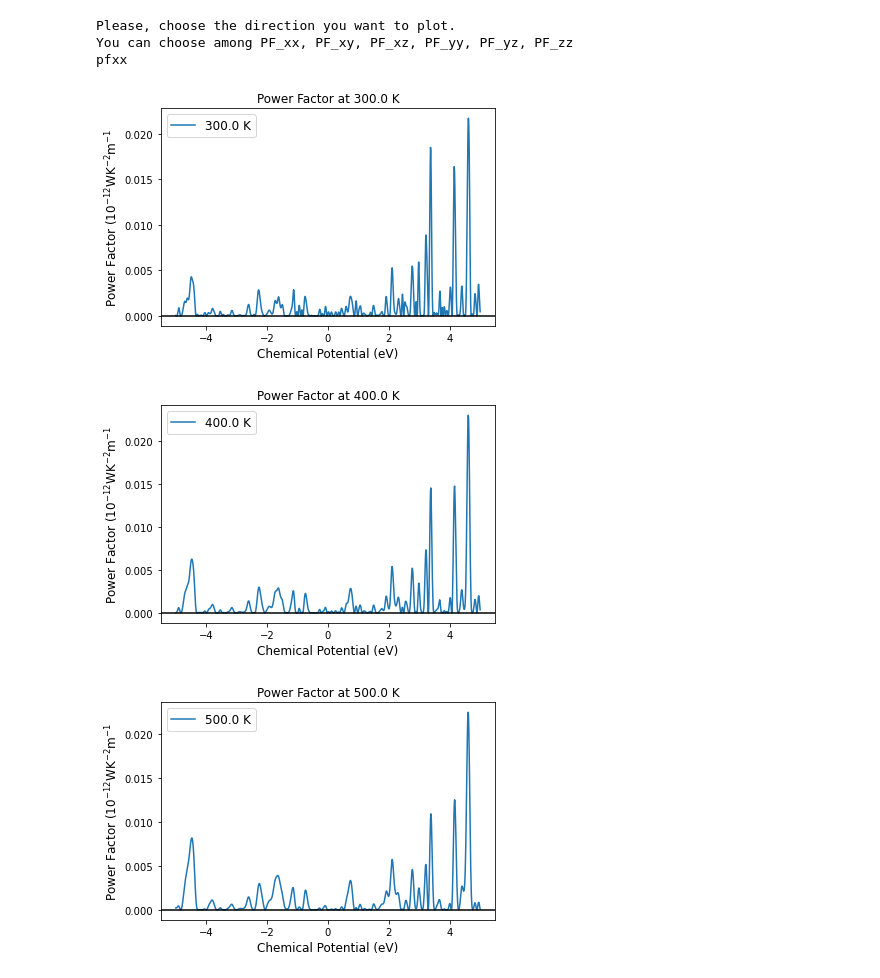
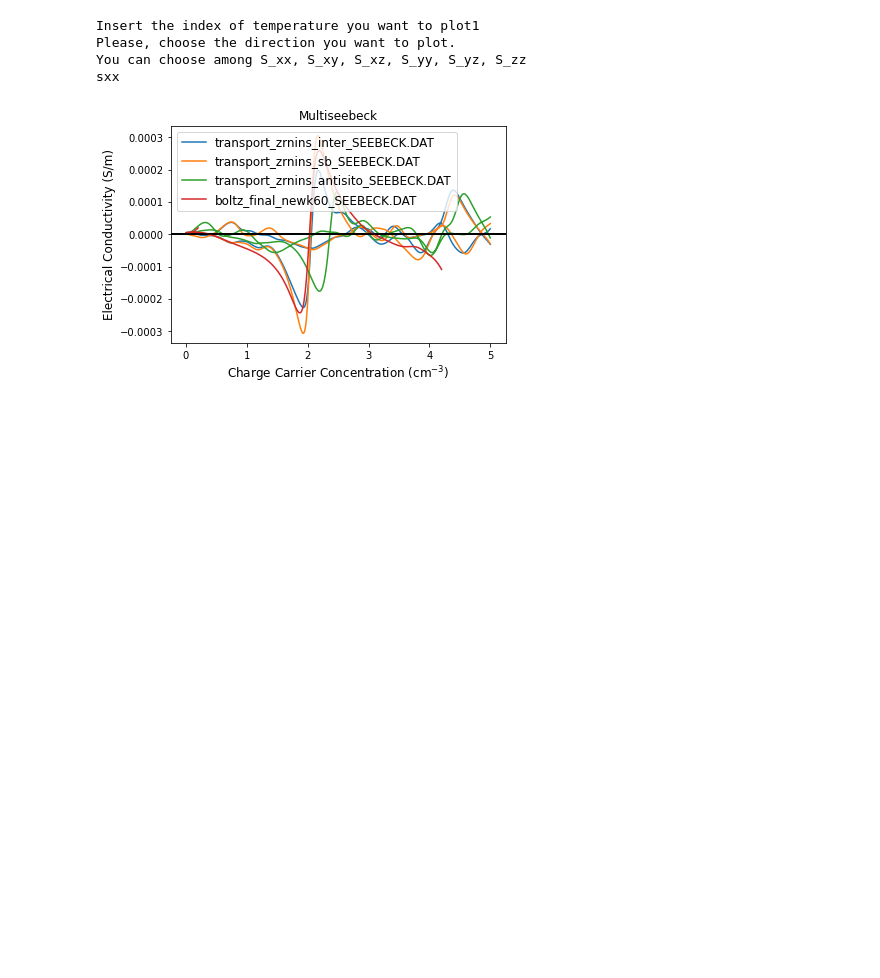
Before and after one commit to crystal-code-tools/CRYSTALpytools, a Jupyter notebook: crystal_functions/debug.ipynb, the cells around one changed output. Drawn from its saved outputs; the diff is of its cells as text; code cells hidden in the pictures; blank space fills up the shorter version.

Commit message:
multiseebeck

```diff
--- a/crystal_functions/debug.ipynb
+++ b/crystal_functions/debug.ipynb
@@ -6,13 +6,16 @@ from plot import *
 # %%
 seebeck= Properties_output().read_cry_seebeck('./transport_zrnins_inter_SEEBECK.DAT')
 # %%
-sigma= Properties_output().read_cry_sigma('./transport_zrnins_inter_SIGMA.DAT')
+seebeck2= Properties_output().read_cry_seebeck('./transport_zrnins_sb_SEEBECK.DAT')
+# %%
+seebeck3= Properties_output().read_cry_seebeck('./transport_zrnins_antisito_SEEBECK.DAT')
+# %%
+seebeck4= Properties_output().read_cry_seebeck('./boltz_final_newk60_SEEBECK.DAT')
 # %%
-plot_cry_powerfactor(seebeck, sigma)
+plot_cry_multiseebeck(seebeck, seebeck2, seebeck3, seebeck4)
 # %% [output]
+Insert the index of temperature you want to plot1
 Please, choose the direction you want to plot.
-You can choose among PF_xx, PF_xy, PF_xz, PF_yy, PF_yz, PF_zz
-pfxx
+You can choose among S_xx, S_xy, S_xz, S_yy, S_yz, S_zz
+sxx
-[figure, old version]
+[figure, new version]
-[figure, removed]
-[figure, removed]
```
Also changed, not shown: parts of 2 cells of this notebook, 1 other file.
